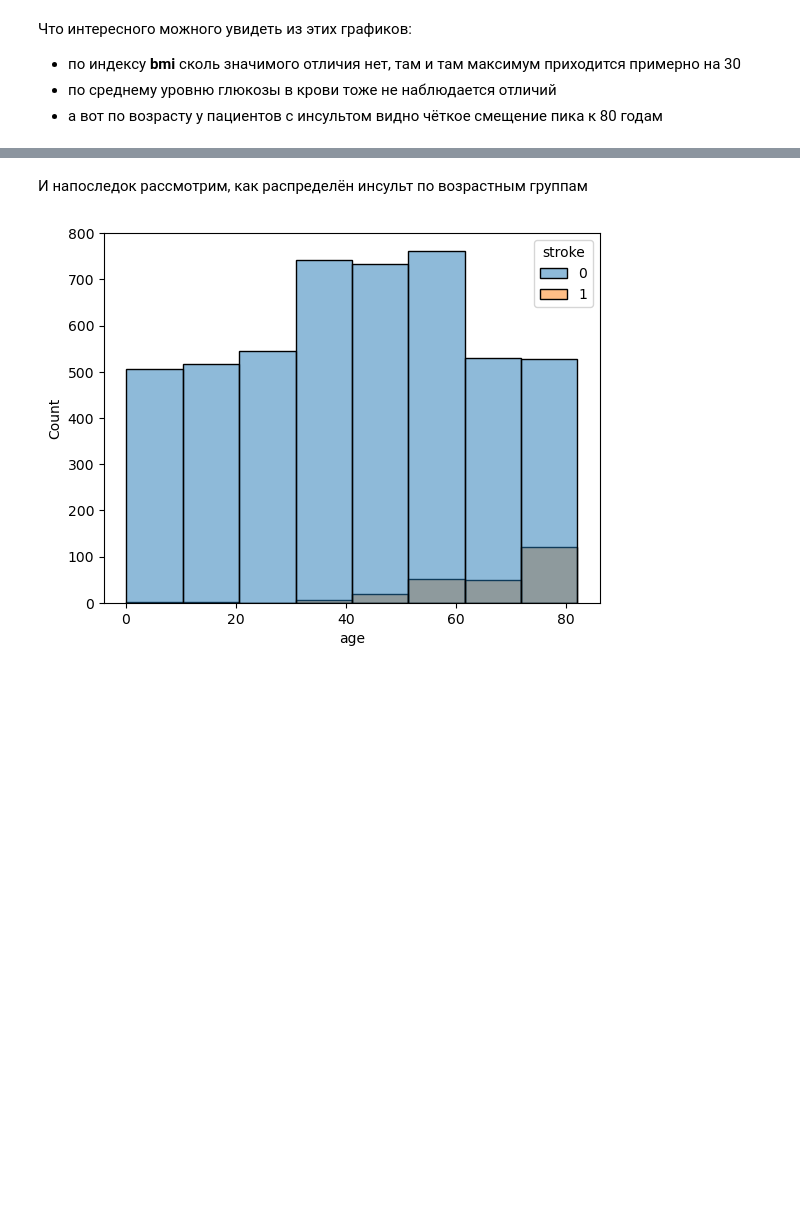
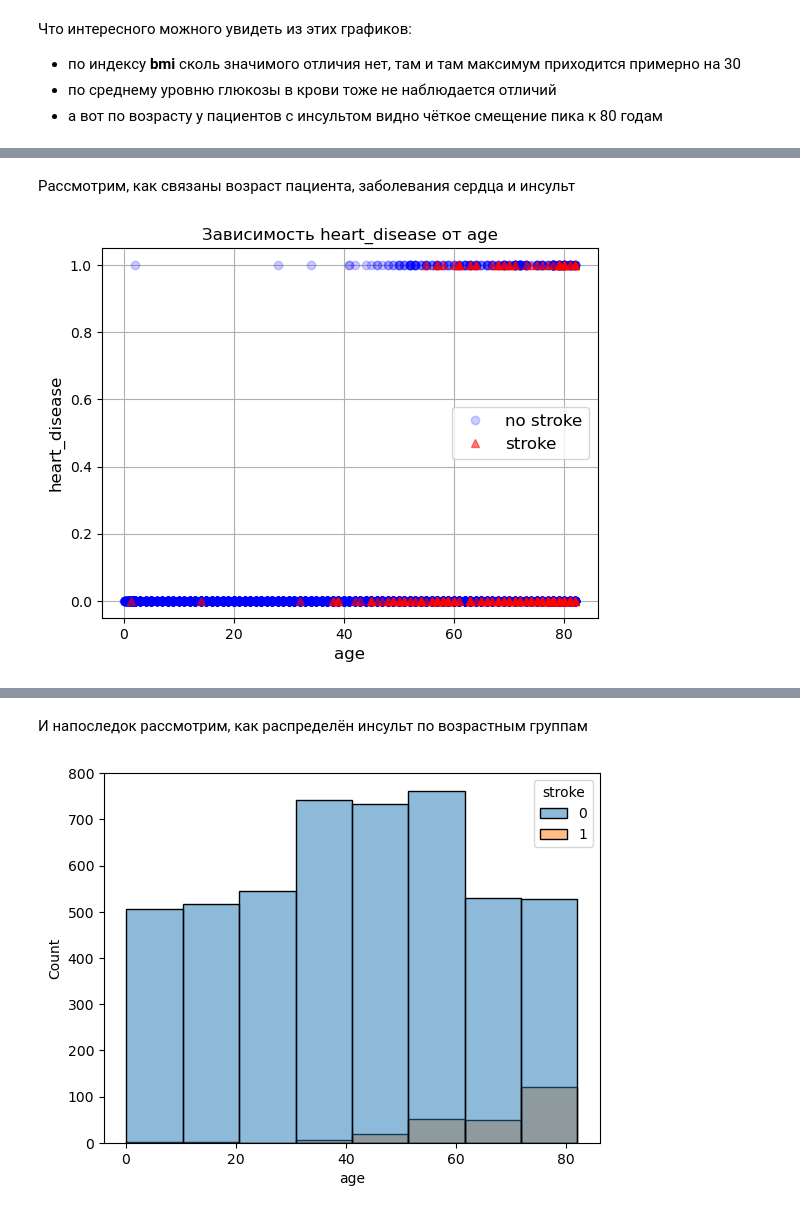
Before and after one commit to d-vitkovskiy/kaggle-projects, a Jupyter notebook: 1_brain_stroke/brain_stroke.ipynb, the cells around one changed output, grey strips where cells are left out. Cells and saved outputs as stored; diff of their text form; code cells hidden in the pictures; blank space fills up the shorter version.

```diff
--- a/1_brain_stroke/brain_stroke.ipynb
+++ b/1_brain_stroke/brain_stroke.ipynb
@@ -328,0 +275,15 @@ plt.legend();
+# %%
+def plot_stroke(x, y, alpha_1=0.2, alpha_2=0.5):
+    plt.plot(stroke[stroke.stroke==0][x], stroke[stroke.stroke==0][y], 'bo', label='no stroke', alpha=alpha_1)
+    plt.plot(stroke[stroke.stroke==1][x], stroke[stroke.stroke==1][y], 'r^', label='stroke', alpha=alpha_2)
+    plt.grid(True, which='both')
+    plt.legend(loc='center right', fontsize=12)
+    plt.xlabel(x, fontsize=12)
+    plt.ylabel(y, fontsize=12, rotation=90);
+# %% [markdown]
+Рассмотрим, как связаны возраст пациента, заболевания сердца и инсульт
+# %%
+plot_stroke('age', 'heart_disease')
+plt.title('Зависимость heart_disease от age');
+# %% [output]
+[figure, added]
```
Also changed, not shown: parts of 371 cells of this notebook.
